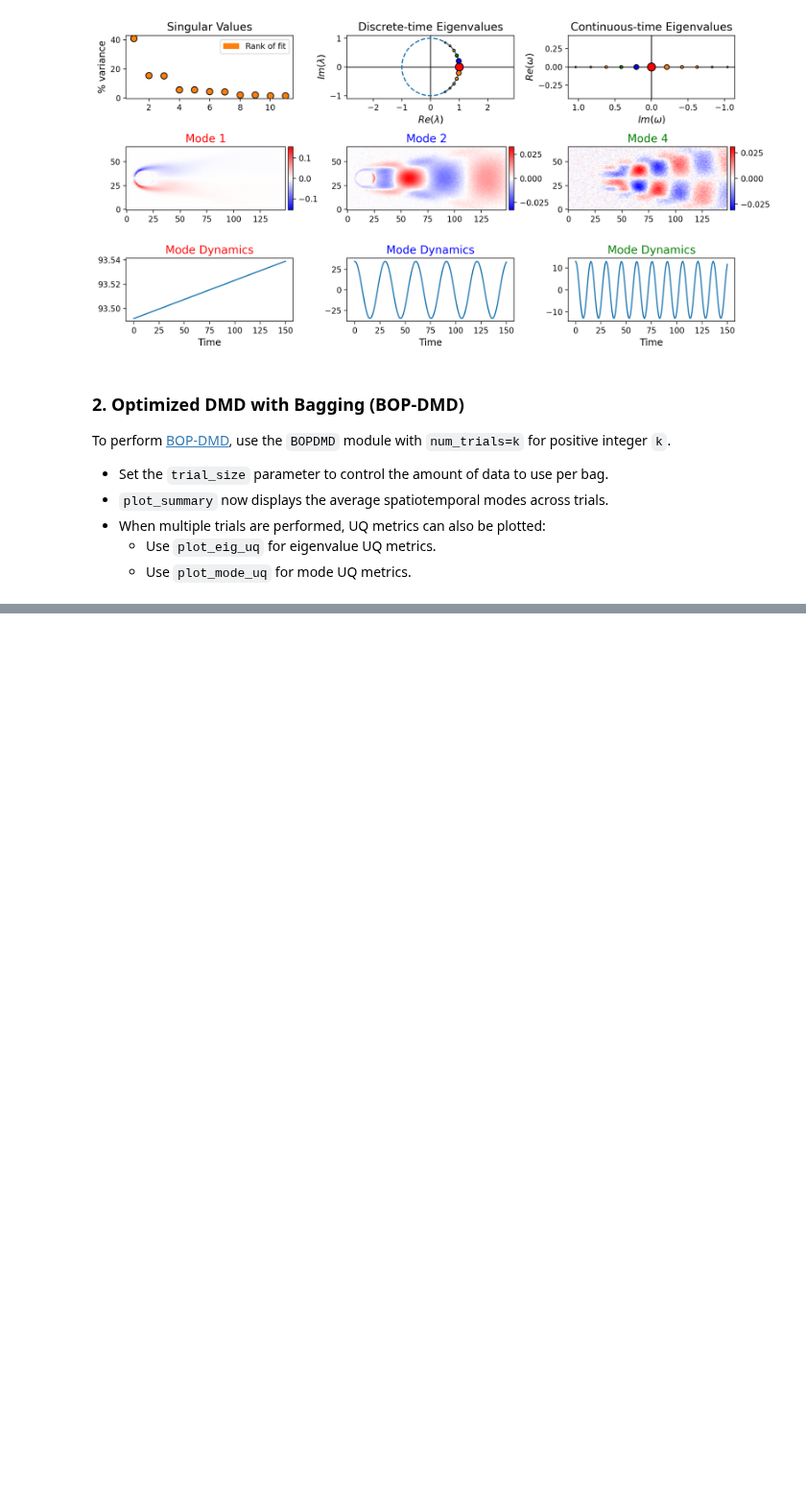
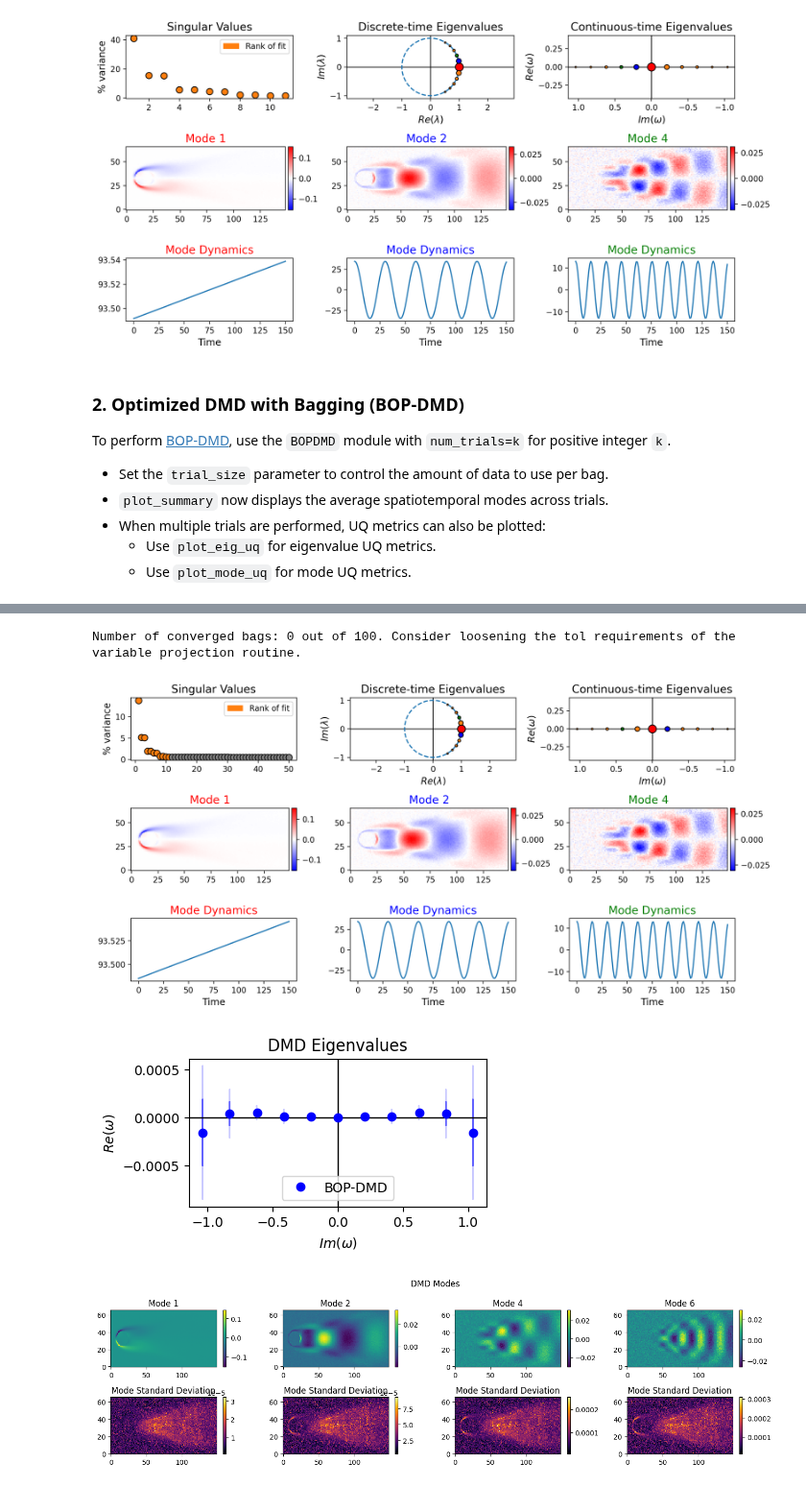
Before and after one commit to PyDMD/PyDMD, a Jupyter notebook: tutorials/user-manual1/user-manual-bopdmd.ipynb, the cells around one changed output, grey strips where cells are left out. Shown at 96% size. Drawn from its saved outputs; the diff is of its cells as text; code cells hidden in the pictures; blank space fills up the shorter version.

```diff
--- a/tutorials/user-manual1/user-manual-bopdmd.ipynb
+++ b/tutorials/user-manual1/user-manual-bopdmd.ipynb
@@ -148,0 +154,27 @@ bopdmd.plot_mode_uq(
+# %%
+# Build a BOP-DMD model with 11 spatiotemporal modes, and 100 bagging trials,
+# where each trial uses 80% of the total number of snapshots per trial.
+# Request parallel bagging.
+bopdmd = BOPDMD(svd_rank=11, num_trials=100, trial_size=0.8, parallel_bagging=True)
+
+# Use the multi-processing scheduler
+with dask.config.set(scheduler="processes"):
+    bopdmd.fit(X, t)
+
+plot_summary(bopdmd, **plot_summary_kwargs)
+
+# Plot eigenvalue UQ metrics.
+bopdmd.plot_eig_uq(figsize=(4, 2), flip_axes=True, draw_axes=True)
+
+# Plot mode UQ metrics.
+bopdmd.plot_mode_uq(
+    figsize=(14, 4),
+    plot_modes=(0, 1, 3, 5),
+    modes_shape=(ny, nx),
+    order="F",
+)
+# %% [output]
+Number of converged bags: 0 out of 100. Consider loosening the tol requirements of the variable projection routine.
+[figure, added]
+[figure, added]
+[figure, added]
```
Also changed, not shown: parts of 14 cells of this notebook.
